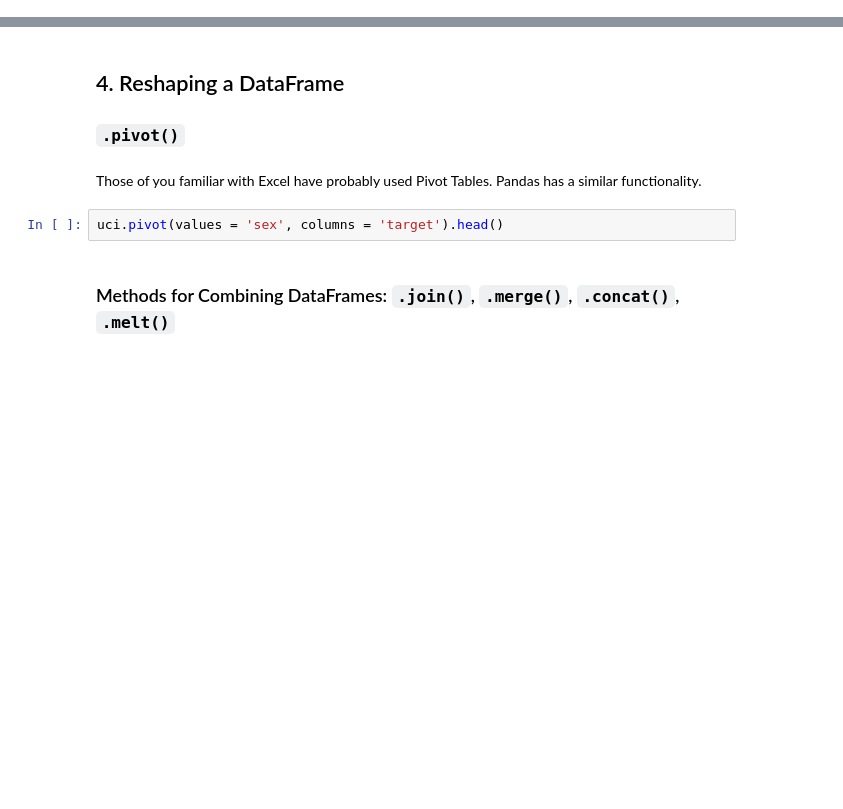
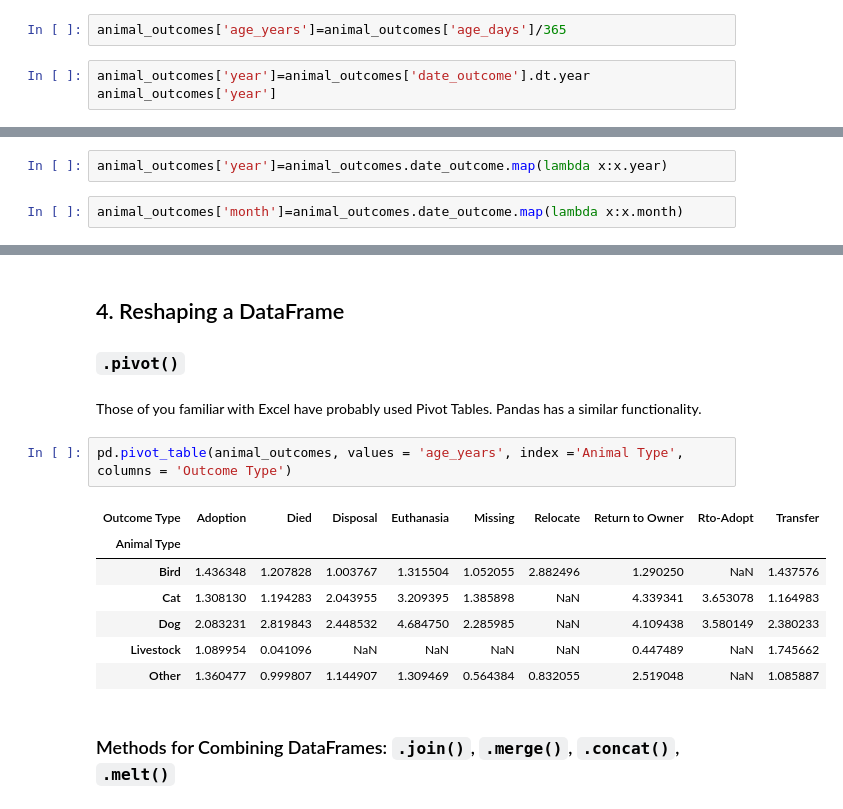
Before and after one commit to wisundstrom/dc-ds-071519, a Jupyter notebook: 1-Module/week-2/day-6-pandas-part-2/manipulating_data_with_pandas.ipynb, the cells around one changed output, grey strips where cells are left out. Saved outputs shown, nothing was run; the diff lists cells and outputs as text; blank space fills up the shorter version.

```diff
--- a/1-Module/week-2/day-6-pandas-part-2/manipulating_data_with_pandas.ipynb
+++ b/1-Module/week-2/day-6-pandas-part-2/manipulating_data_with_pandas.ipynb
@@ -230,0 +329,5 @@ Use an `apply` to change the dates from strings to datetime objects. Similarly,
+# %%
+animal_outcomes['age_years']=animal_outcomes['age_days']/365
+# %%
+animal_outcomes['year']=animal_outcomes['date_outcome'].dt.year
+animal_outcomes['year']
@@ -265,0 +464,4 @@ Exercise: Tell me the average cholesterol level for those with heart disease.
+# %%
+animal_outcomes['year']=animal_outcomes.date_outcome.map(lambda x:x.year)
+# %%
+animal_outcomes['month']=animal_outcomes.date_outcome.map(lambda x:x.month)
@@ -269,8 +501,16 @@ Exercise: Tell me the average cholesterol level for those with heart disease.
 ### `.pivot()`
 # %% [markdown]
 Those of you familiar with Excel have probably used Pivot Tables. Pandas has a similar functionality.
-# %%
-uci.pivot(values = 'sex', columns = 'target').head()
+# %%
+pd.pivot_table(animal_outcomes, values = 'age_years', index ='Animal Type', columns = 'Outcome Type')
+# %% [output]
+| Outcome Type | Adoption | Died | Disposal | Euthanasia | Missing | Relocate | Return to Owner | Rto-Adopt | Transfer |
+| Animal Type |  |  |  |  |  |  |  |  |  |
+| Bird | 1.436348 | 1.207828 | 1.003767 | 1.315504 | 1.052055 | 2.882496 | 1.290250 | NaN | 1.437576 |
+| Cat | 1.308130 | 1.194283 | 2.043955 | 3.209395 | 1.385898 | NaN | 4.339341 | 3.653078 | 1.164983 |
+| Dog | 2.083231 | 2.819843 | 2.448532 | 4.684750 | 2.285985 | NaN | 4.109438 | 3.580149 | 2.380233 |
+| Livestock | 1.089954 | 0.041096 | NaN | NaN | NaN | NaN | 0.447489 | NaN | 1.745662 |
+| Other | 1.360477 | 0.999807 | 1.144907 | 1.309469 | 0.564384 | 0.832055 | 2.519048 | NaN | 1.085887 |
 # %% [markdown]
 ### Methods for Combining DataFrames: `.join()`, `.merge()`, `.concat()`, `.melt()`
 # %% [markdown]
```
Also changed, not shown: parts of 45 cells of this notebook.
